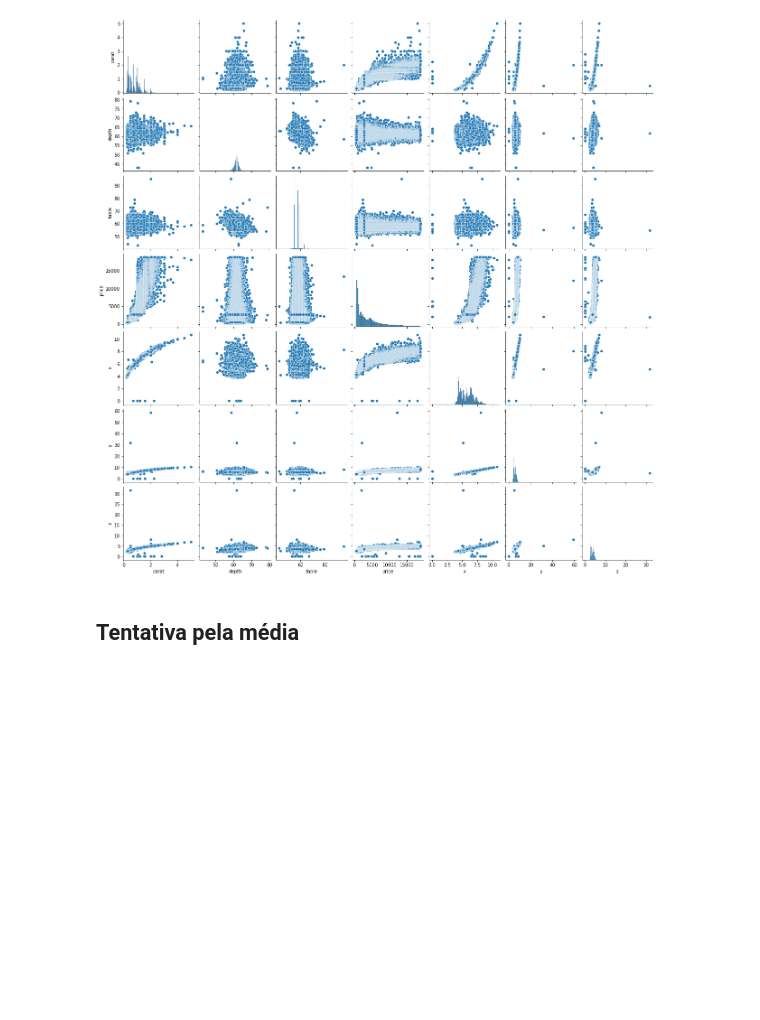
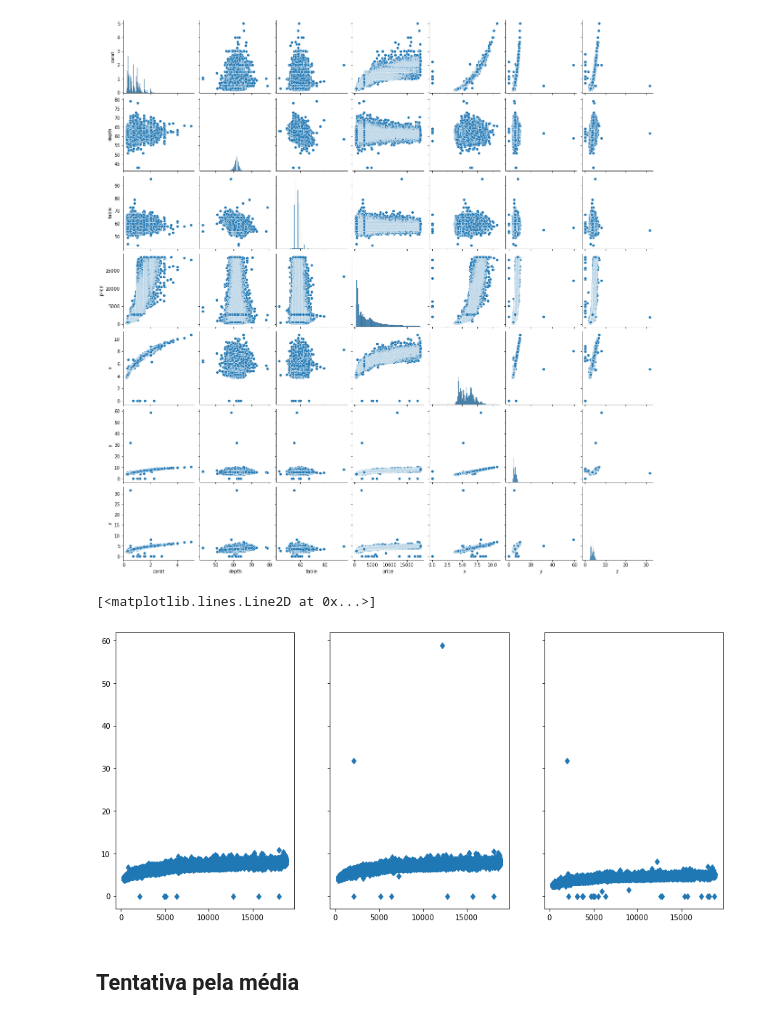
Before and after one commit to carlarbj/pricing_diamonds, a Jupyter notebook: diamond_price_prediction.ipynb, the cells around one changed output. Drawn from its saved outputs; the diff is of its cells as text; code cells hidden in the pictures; blank space fills up the shorter version.

```diff
--- a/diamond_price_prediction.ipynb
+++ b/diamond_price_prediction.ipynb
@@ -77,3 +77,14 @@ sns.pairplot(diamond_cat)
 # %% [output]
 <seaborn.axisgrid.PairGrid at 0x...>
 [figure]
+# %%
+fig, ax = plt.subplots(1,3, sharex=True, sharey = True, figsize = (15, 7))
+
+ax[0].plot(diamond_cat['price'], diamond_cat['x'], marker='d', linestyle = 'None')
+
+ax[1].plot(diamond_cat['price'], diamond_cat['y'], marker='d', linestyle = 'None')
+
+ax[2].plot(diamond_cat['price'], diamond_cat['z'], marker='d', linestyle = 'None')
+# %% [output]
+[<matplotlib.lines.Line2D at 0x...>]
+[figure, added]
```
Also changed, not shown: parts of 6 cells of this notebook.
